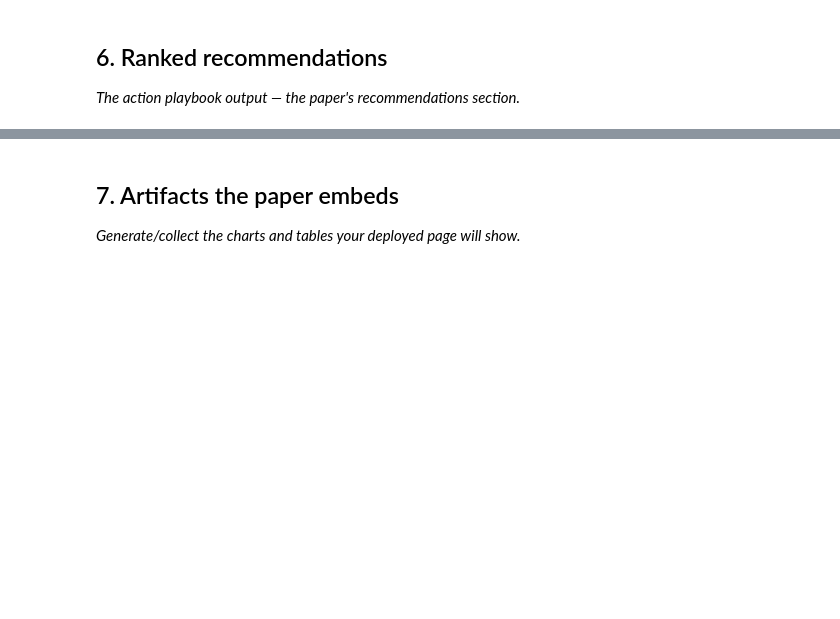
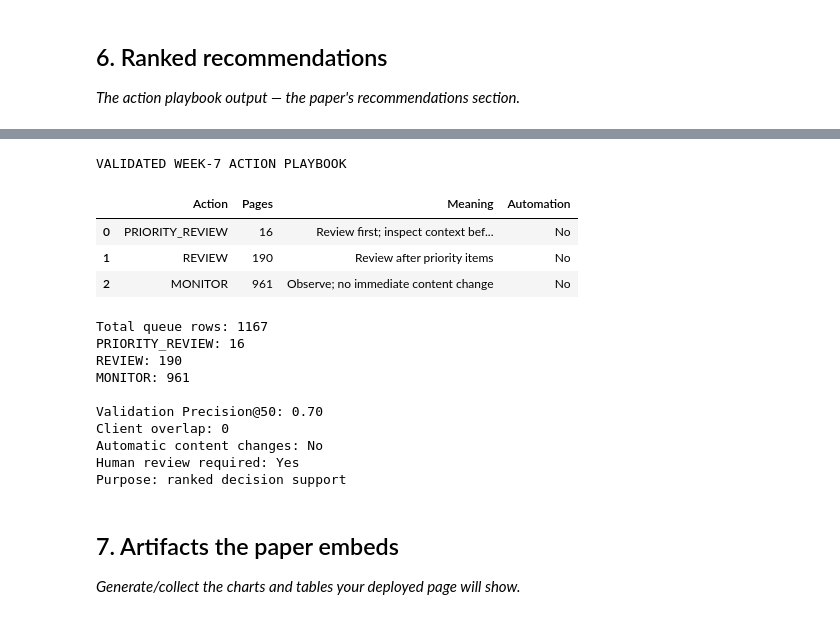
Before and after one commit to krishamerja1903/flyrank-ml-internship, a Jupyter notebook: work/notebooks/capstone.ipynb, the cells around one changed output, grey strips where cells are left out. Drawn from its saved outputs; the diff is of its cells as text; code cells hidden in the pictures; blank space fills up the shorter version.

```diff
--- a/work/notebooks/capstone.ipynb
+++ b/work/notebooks/capstone.ipynb
@@ -33,3 +562,59 @@ This skeleton is yours to fill. Work the sections **in order** — each one has
+# %%
+# SECTION 6 — RANKED RECOMMENDATIONS
+# Reuse the validated Week-7 playbook results for the capstone.
+
+playbook_summary = pd.DataFrame({
+    "Action": [
+        "PRIORITY_REVIEW",
+        "REVIEW",
+        "MONITOR"
+    ],
+    "Pages": [
+        16,
+        190,
+        961
+    ],
+    "Meaning": [
+        "Review first; inspect context before any change",
+        "Review after priority items",
+        "Observe; no immediate content change"
+    ],
+    "Automation": [
+        "No",
+        "No",
+        "No"
+    ]
+})
+
+print("VALIDATED WEEK-7 ACTION PLAYBOOK")
+display(playbook_summary)
+
+print("\nTotal queue rows:", playbook_summary["Pages"].sum())
+print("PRIORITY_REVIEW:", 16)
+print("REVIEW:", 190)
+print("MONITOR:", 961)
+
+print("\nValidation Precision@50: 0.70")
+print("Client overlap: 0")
+print("Automatic content changes: No")
+print("Human review required: Yes")
+print("Purpose: ranked decision support")
+# %% [output]
+VALIDATED WEEK-7 ACTION PLAYBOOK
+|  | Action | Pages | Meaning | Automation |
+| 0 | PRIORITY_REVIEW | 16 | Review first; inspect context bef... | No |
+| 1 | REVIEW | 190 | Review after priority items | No |
+| 2 | MONITOR | 961 | Observe; no immediate content change | No |
+Total queue rows: 1167
+PRIORITY_REVIEW: 16
+REVIEW: 190
+MONITOR: 961
+
+Validation Precision@50: 0.70
+Client overlap: 0
+Automatic content changes: No
+Human review required: Yes
+Purpose: ranked decision support
 # %% [markdown]
 ## 7. Artifacts the paper embeds
 
```
Also changed, not shown: parts of 15 cells of this notebook.
